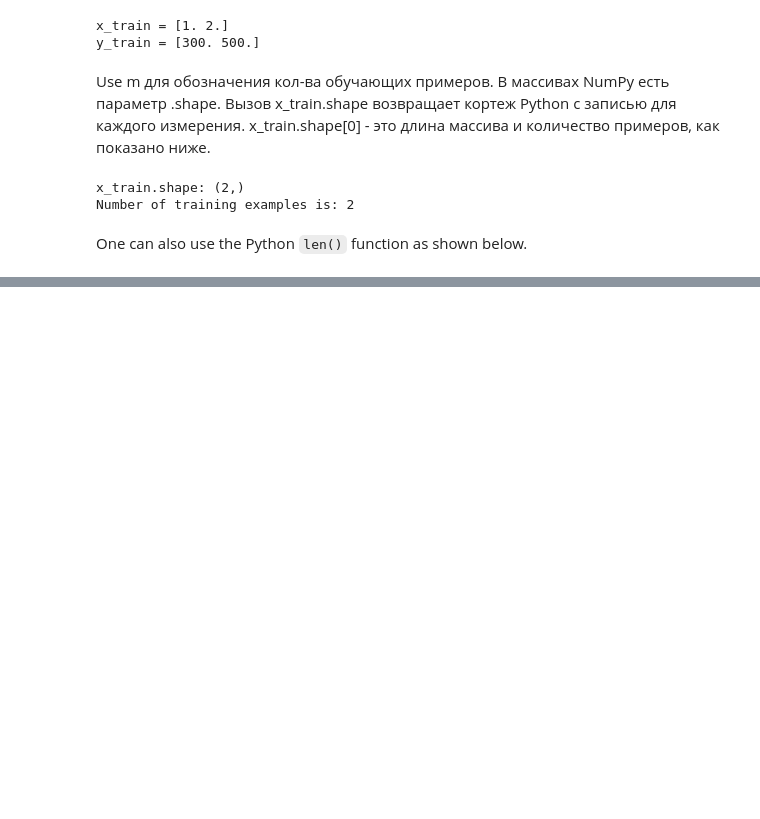
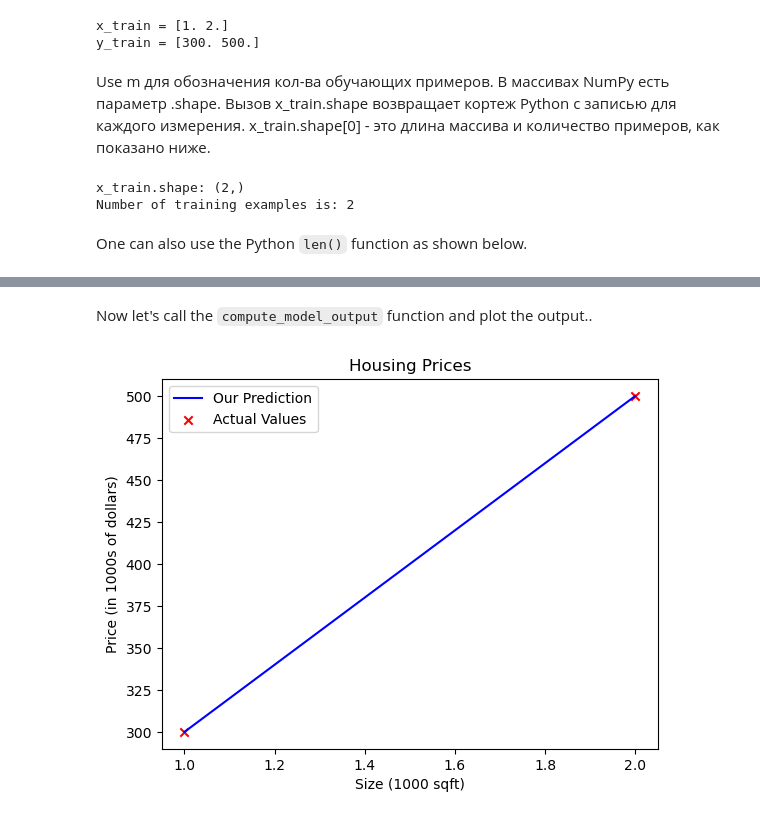
Before and after one commit to salem5513/kagglestuff, a Jupyter notebook: lineal_regression1.ipynb, the cells around one changed output, grey strips where cells are left out. Drawn from its saved outputs; the diff is of its cells as text; code cells hidden in the pictures; blank space fills up the shorter version.

Commit message:
#linear_regression(lesson.2) done first lab here was: 1) first experience with matplotlib and numpy, also  wrote the first model of the linear regression

```diff
--- a/lineal_regression1.ipynb
+++ b/lineal_regression1.ipynb
@@ -53,0 +93,6 @@ print(f"Number of training examples is: {m}")
+# %%
+#значения параметров графика
+w = 200
+b = 100
+print(f"w: {w}")
+print(f"b: {b}")
@@ -53,0 +115,38 @@ print(f"Number of training examples is: {m}")
+# %%
+def compute_model_output(x, w, b):
+    """
+    Computes the prediction of a linear model
+    Вычисляет предсказание линейной модели.
+    Args:
+      x (ndarray (m,)): Data, m examples - набор данных(одномерный массив)
+      w,b (scalar)    : model parameters - параметры(вес и свободный член)
+    Returns
+      f_wb (ndarray (m,)): model prediction - возвращает предикшн
+    """
+    m = x.shape[0]#(кол-во данных что зашло)
+    f_wb = np.zeros(m) #создание массива нулей длинны m(тут храним предсказанияя)
+    for i in range(m):
+        #Для каждого индекса i, мы вычисляем предсказание модели, используя формулу линейной модели f_wb = wx + b, где w - вес, x[i] - размер дома для данного примера, и b - свободный член.
+        f_wb[i] = w * x[i] + b
+    return f_wb #возвращает массив предсказаний
+# %% [markdown]
+Now let's call the `compute_model_output` function and plot the output..
+# %%
+tmp_f_wb = compute_model_output(x_train, w, b)
+
+# Plot our model prediction
+plt.plot(x_train, tmp_f_wb, c='b',label='Our Prediction')#цвет линии c =
+
+# Plot the data points
+plt.scatter(x_train, y_train, marker='x', c='r',label='Actual Values')#действительны значения
+
+# Set the title
+plt.title("Housing Prices")
+# Set the y-axis label
+plt.ylabel('Price (in 1000s of dollars)')
+# Set the x-axis label
+plt.xlabel('Size (1000 sqft)')
+plt.legend()
+plt.show()
+# %% [output]
+[figure, added]
```
Also changed, not shown: parts of 12 cells of this notebook.
